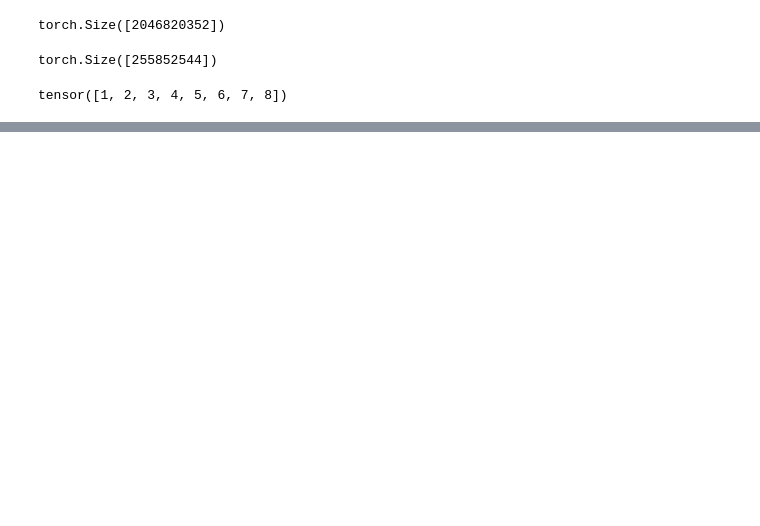
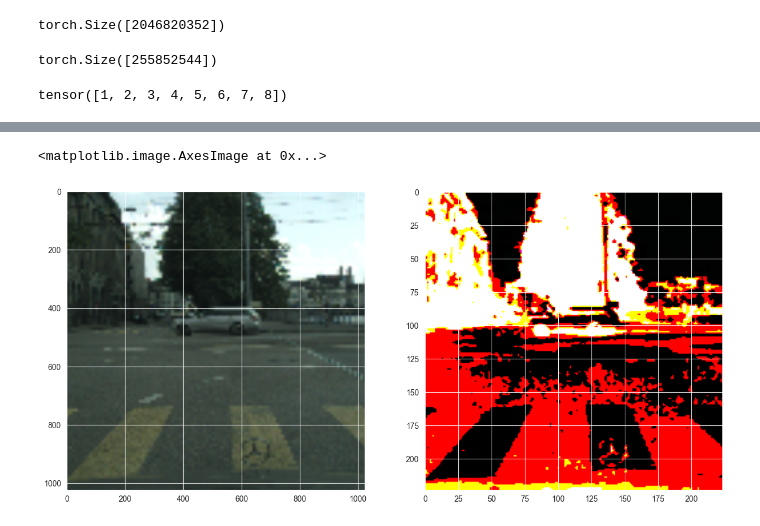
Before and after one commit to Wonters/future_vision_transport, a Jupyter notebook: analyse.ipynb, the cells around one changed output, grey strips where cells are left out. Drawn from its saved outputs; the diff is of its cells as text; code cells hidden in the pictures; blank space fills up the shorter version.

```diff
--- a/analyse.ipynb
+++ b/analyse.ipynb
@@ -120,0 +203,11 @@ tensor([0.0659, 0.0129, 0.0237, 0.2786, 0.0323, 0.1364, 0.3848, 0.0655])
+# %%
+img_d_c = crop_image(torch.from_numpy(np.array(img_d)).permute(2,0,1), top=0, left=512, height=1024, width=1024)
+img_d_c = Image.fromarray(img_d_c.permute(1,2,0).numpy())
+img_transformed_d_c = DatasetVGG16.transform_rgb(img_d_c)
+img_transformed_d_c = img_transformed_d_c.permute(1,2,0).numpy().astype(np.uint8)
+figure, axes = plt.subplots(1, 2, figsize=(15, 15))
+axes[0].imshow(img_d_c)
+axes[1].imshow(Image.fromarray(img_transformed_d_c))
+# %% [output]
+<matplotlib.image.AxesImage at 0x...>
+[figure, added]
```
Also changed, not shown: parts of 20 cells of this notebook, 7 other files.
